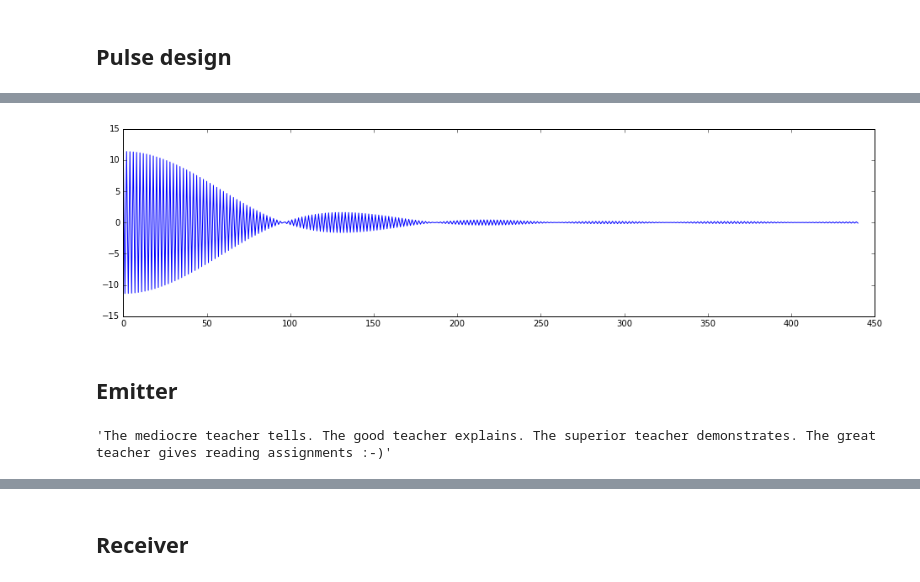
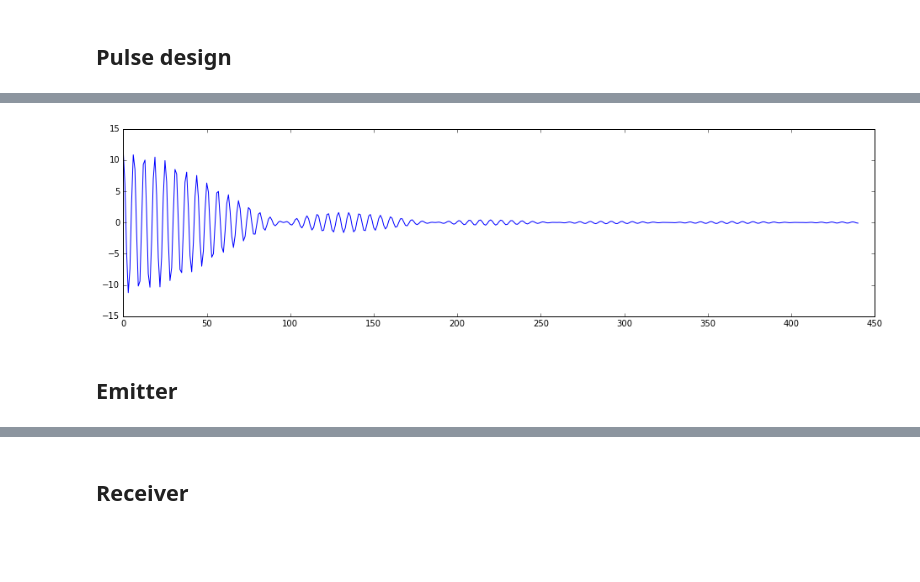
Before and after one commit to zifeo/Transmitter-receiver, a Jupyter notebook: Over-the-air.ipynb, the cells around one changed output, grey strips where cells are left out. Drawn from its saved outputs; the diff is of its cells as text; code cells hidden in the pictures; blank space fills up the shorter version.

```diff
--- a/Over-the-air.ipynb
+++ b/Over-the-air.ipynb
@@ -149,18 +150,11 @@ array([ 250,  500, 1750, 2000, 2250, 2500, 2750, 3000, 3250, 3500, 3750,
 # %%
 pulses = {i: raised_cosine(pulses_freq[i], pulse_dt, rate, 4) for i in np.arange(0, len(pulses_freq))}
 # %%
-i = 17
+i = 2
 plt.plot(pulses[i])
 Audio(pulses[i], rate=rate)
 # %% [output]
 [interactive output not drawn]
-[figure, old version]
+[figure, new version]
 # %% [markdown]
 ## Emitter
-# %%
-textfile = open('textfile.txt', 'r')
-message = textfile.read()[:-1]
-textfile.close()
-message
-# %% [output]
-'The mediocre teacher tells. The good teacher explains. The superior teacher demonstrates. The great teacher gives reading assignments :-)'
```
Also changed, not shown: parts of 12 cells of this notebook.
